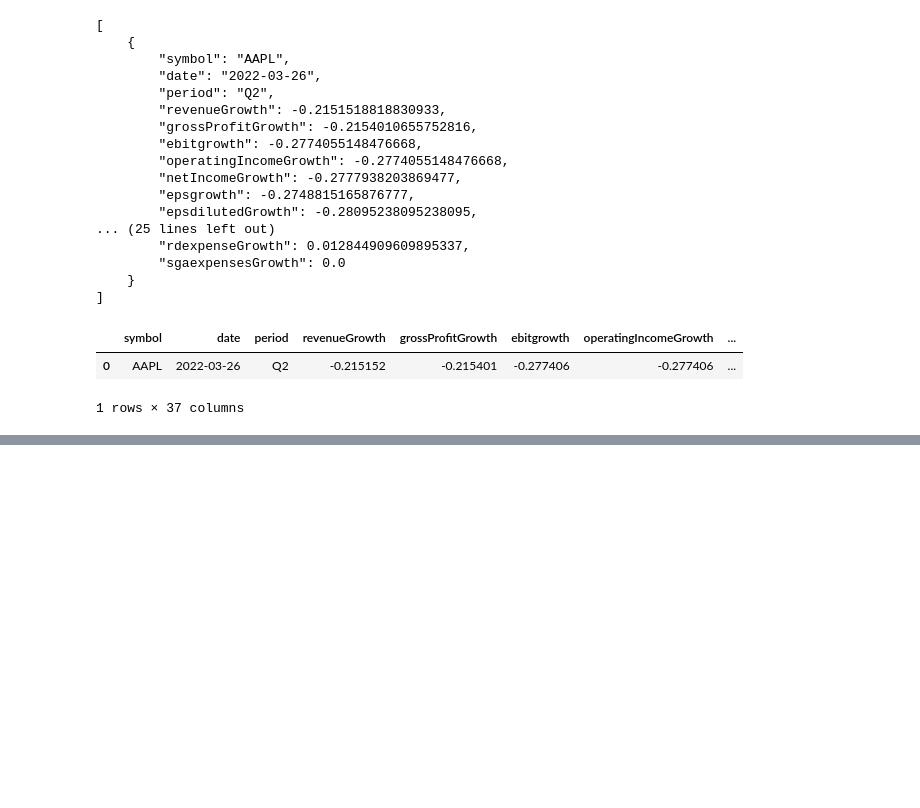
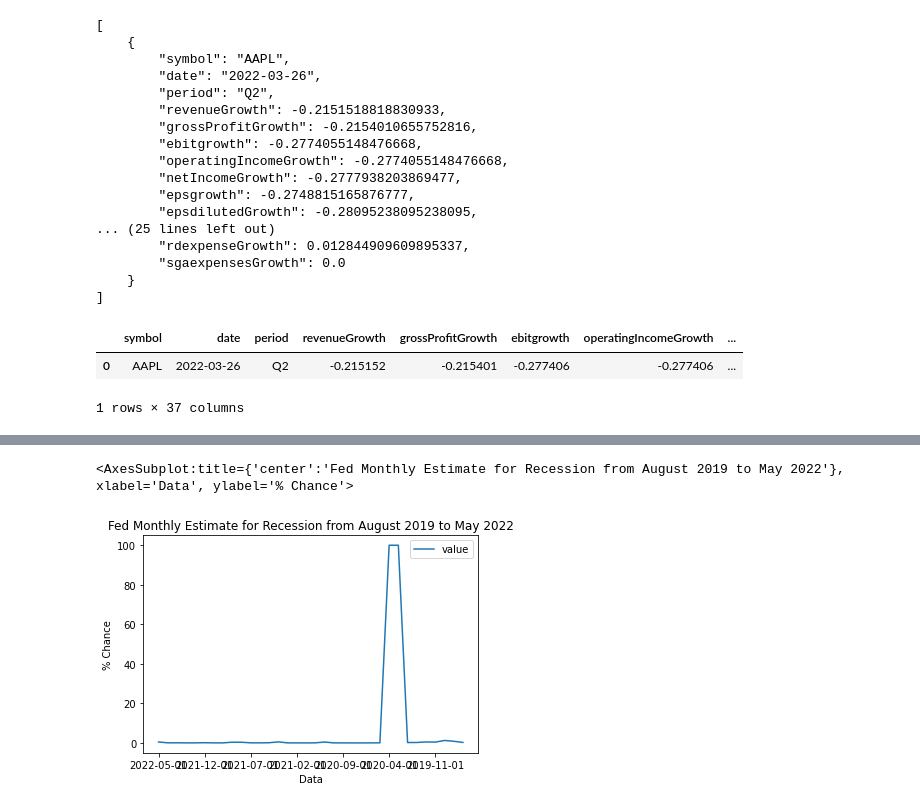
Before and after one commit to zeta1178/FinTech-Project1, a Jupyter notebook: earnings cal/earnings calendar and more.ipynb, the cells around one changed output, grey strips where cells are left out. Cells and saved outputs as stored; diff of their text form; code cells hidden in the pictures; blank space fills up the shorter version.

```diff
--- a/earnings cal/earnings calendar and more.ipynb
+++ b/earnings cal/earnings calendar and more.ipynb
@@ -204,0 +249,3 @@ url = ("https://financialmodelingprep.com/api/v4/economic?name=GDP&from=2019-10-
+# %%
+var = pd.DataFrame(data)
+var
@@ -204,0 +270,9 @@ url = ("https://financialmodelingprep.com/api/v4/economic?name=GDP&from=2019-10-
+# %%
+bar = var.set_index('date')
+#data.head()
+#plot(data)
+#bar.plot(kind='bar',figsize=(20,20))
+bar.plot.line(xlabel='Data', ylabel='% Chance', title='Fed Monthly Estimate for Recession from August 2019 to May 2022')
+# %% [output]
+<AxesSubplot:title={'center':'Fed Monthly Estimate for Recession from August 2019 to May 2022'}, xlabel='Data', ylabel='% Chance'>
+[figure, added]
```
Also changed, not shown: parts of 22 cells of this notebook.
